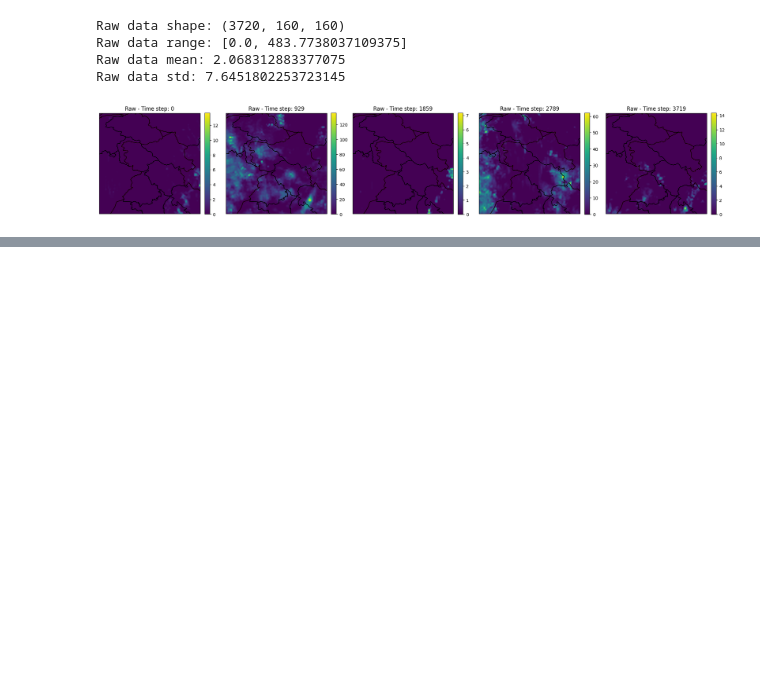
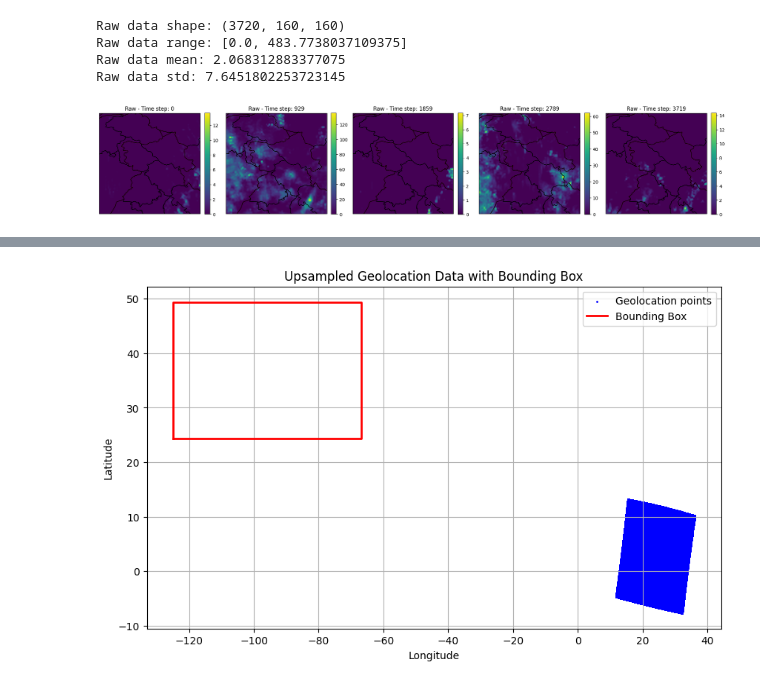
Before and after one commit to sonjaove/ML-hands-on, a Jupyter notebook: course_work/crown/processing/trial.ipynb, the cells around one changed output, grey strips where cells are left out. Cells and saved outputs as stored; diff of their text form; code cells hidden in the pictures; blank space fills up the shorter version.

```diff
--- a/course_work/crown/processing/trial.ipynb
+++ b/course_work/crown/processing/trial.ipynb
@@ -146,0 +150,89 @@ Raw data std: 7.6451802253723145
+# %%
+import numpy as np
+from pyhdf.SD import SD, SDC
+import scipy.ndimage
+import matplotlib.pyplot as plt
+
+# --- User-Defined Parameters ---
+# Path to your manually downloaded HDF file
+file_path = r'/mnt/c/Users/vvagh/OneDrive - Indian Institute of Science Education and Research Bhopal/Documents/ML-hands-on/MYD06_L2.A2003141.2355.061.2018007051650.hdf'
+
+# Define the geographic bounding box (lat_min, lat_max, lon_min, lon_max).
+# For example, continental USA:
+LAT_MIN, LAT_MAX = 24.396308, 49.384358
+LON_MIN, LON_MAX = -125.0, -66.93457
+
+# --- Open the HDF file ---
+try:
+    hdf = SD(file_path, SDC.READ)
+except Exception as e:
+    print(f"Error opening file {file_path}: {e}")
+    exit(1)
+
+# --- Extract the 1-km Cloud Mask ---
+try:
+    # "Cloud_Mask_1km" is typically stored with dimensions: (2030, 1354, 2).
+    cloud_mask = hdf.select('Cloud_Mask_1km').get()
+    # Use only the first band for demonstration.
+    cloud_mask = cloud_mask[:, :, 0]  # shape should be (2030, 1354)
+    print(f"Cloud_Mask_1km shape: {cloud_mask.shape}")
+except Exception as e:
+    print(f"Error reading 'Cloud_Mask_1km': {e}")
+    exit(1)
+
+# --- Extract 5-km Geolocation Arrays ---
+try:
+    lat_5km = hdf.select('Latitude').get()   # shape (406, 270)
+    lon_5km = hdf.select('Longitude').get()    # shape (406, 270)
+    print(f"Latitude shape (5km): {lat_5km.shape}")
+    print(f"Longitude shape (5km): {lon_5km.shape}")
+except Exception as e:
+    print(f"Error reading geolocation arrays: {e}")
+    exit(1)
+
+# --- Upsample the 5-km Geolocation Arrays to the 1-km Grid ---
+row_zoom = cloud_mask.shape[0] / lat_5km.shape[0]   # ~2030/406 = 5.0
+col_zoom = cloud_mask.shape[1] / lon_5km.shape[1]     # ~1354/270 ≈ 5.01
+
+lat_1km = scipy.ndimage.zoom(lat_5km, zoom=(row_zoom, col_zoom), order=0)
+lon_1km = scipy.ndimage.zoom(lon_5km, zoom=(row_zoom, col_zoom), order=0)
+print(f"Upsampled Latitude shape (1km): {lat_1km.shape}")
+print(f"Upsampled Longitude shape (1km): {lon_1km.shape}")
+
+# Print min and max to inspect geographic coverage
+print("Latitude range (1km):", np.min(lat_1km), np.max(lat_1km))
+print("Longitude range (1km):", np.min(lon_1km), np.max(lon_1km))
+
+# --- Apply the Bounding Box to Crop the 1-km Cloud Mask Data ---
+mask = (
+    (lat_1km >= LAT_MIN) & (lat_1km <= LAT_MAX) &
+    (lon_1km >= LON_MIN) & (lon_1km <= LON_MAX)
+)
+cloud_mask_subset = cloud_mask[mask]
+print(f"Cropped cloud mask shape: {cloud_mask_subset.shape}")
+
+if cloud_mask_subset.size == 0:
+    print("No cloud mask data in the defined bounding box.")
+
+# --- Visualization ---
+# Plot the upsampled geolocation grid and overlay the bounding box.
+plt.figure(figsize=(10, 6))
+plt.scatter(lon_1km.flatten(), lat_1km.flatten(), s=1, c='blue', label="Geolocation points")
+# Draw bounding box edges
+plt.plot([LON_MIN, LON_MAX, LON_MAX, LON_MIN, LON_MIN],
+         [LAT_MIN, LAT_MIN, LAT_MAX, LAT_MAX, LAT_MIN],
+         'r-', lw=2, label="Bounding Box")
+plt.xlabel("Longitude")
+plt.ylabel("Latitude")
+plt.title("Upsampled Geolocation Data with Bounding Box")
+plt.legend()
+plt.grid(True)
+plt.show()
+
+# Optionally, visualize the cloud mask data (using imshow)
+plt.figure(figsize=(10, 6))
+plt.imshow(cloud_mask, cmap='gray')
+plt.title("Cloud Mask 1km (Raw)")
+plt.colorbar(label="Cloud Mask Value")
+plt.show()
+# %% [output]
@@ -146,0 +248 @@ Raw data std: 7.6451802253723145
+[figure, added]
```
Also changed, not shown: parts of 3 cells of this notebook, 1 other file.
